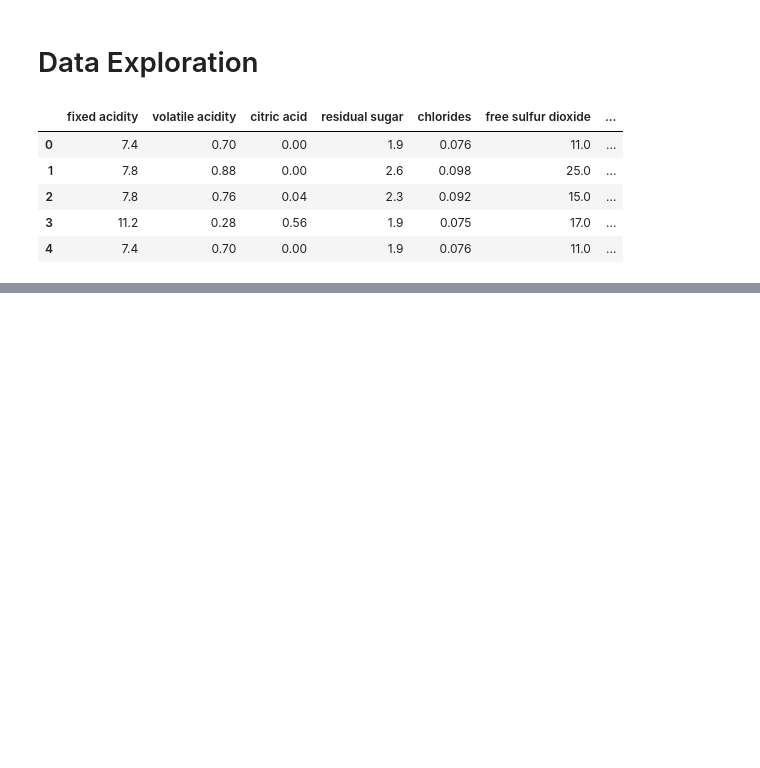
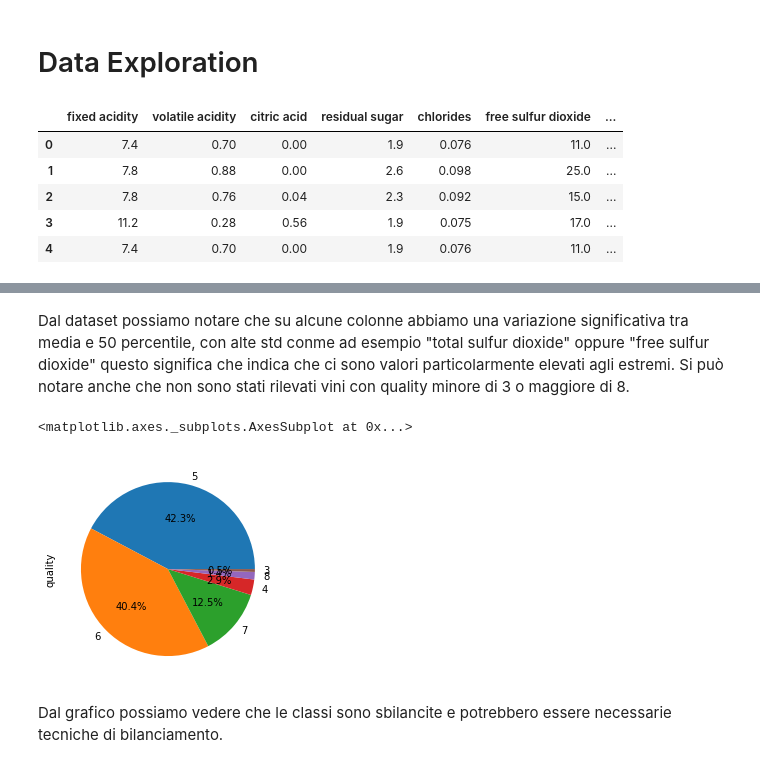
Before and after one commit to RyanPerrina/wine_classification, a Jupyter notebook: wine_classification.ipynb, the cells around one changed output, grey strips where cells are left out. Saved outputs shown, nothing was run; the diff lists cells and outputs as text; code cells hidden in the pictures; blank space fills up the shorter version.

```diff
--- a/wine_classification.ipynb
+++ b/wine_classification.ipynb
@@ -31,0 +56,10 @@ Le features rappresentate:
+# %% [markdown]
+Dal dataset possiamo notare che su alcune colonne abbiamo una variazione significativa tra media e 50 percentile, con alte std conme ad esempio "total sulfur dioxide"	oppure "free sulfur dioxide" questo significa che indica che ci sono valori particolarmente elevati agli estremi.
+Si può notare anche che non sono stati rilevati vini con quality minore di 3 o maggiore di 8.
+# %%
+data["quality"].value_counts().plot.pie(autopct="%1.1f%%")
+# %% [output]
+<matplotlib.axes._subplots.AxesSubplot at 0x...>
+[figure, added]
+# %% [markdown]
+Dal grafico possiamo vedere che le classi sono sbilancite e potrebbero essere necessarie tecniche di bilanciamento.
```
Also changed, not shown: parts of 12 cells of this notebook.
